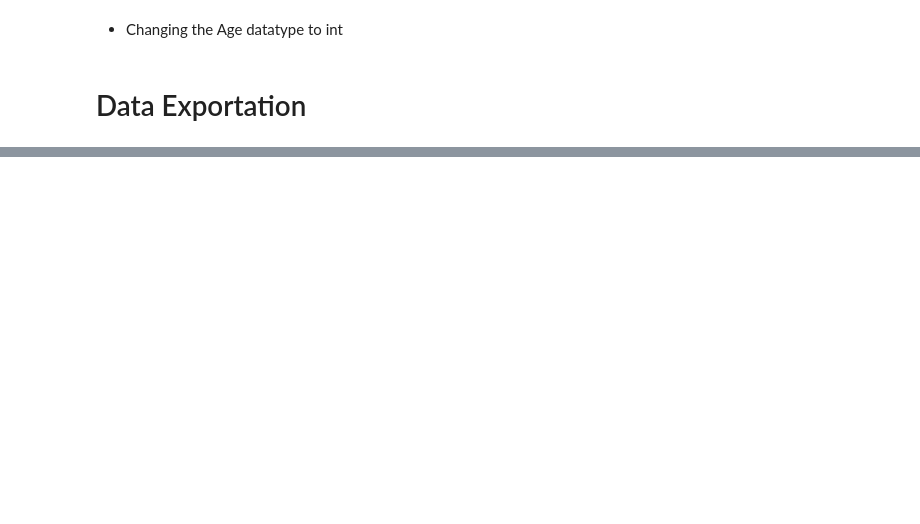
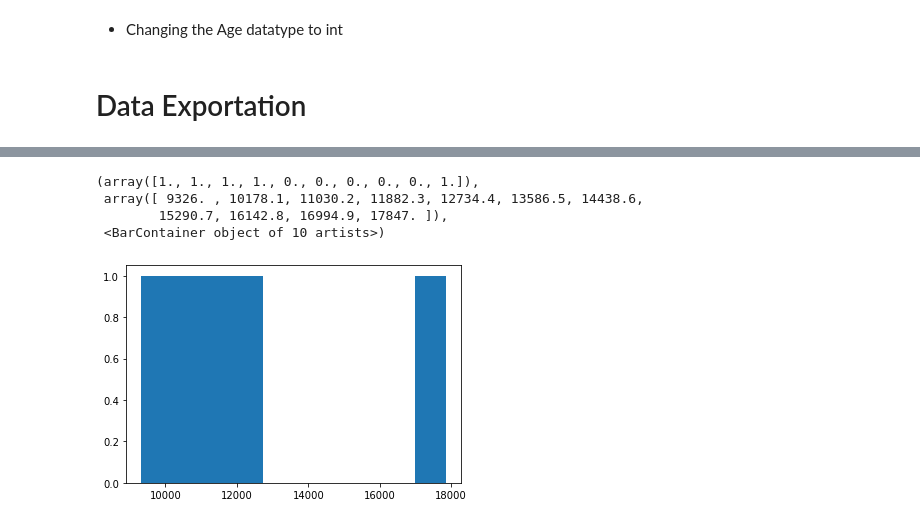
Before and after one commit to Naveen-Karanamu/Olympics-Data-Analytics, a Jupyter notebook: main.ipynb, the cells around one changed output, grey strips where cells are left out. Saved outputs shown, nothing was run; the diff lists cells and outputs as text; code cells hidden in the pictures; blank space fills up the shorter version.

```diff
--- a/main.ipynb
+++ b/main.ipynb
@@ -382,0 +428,9 @@ at.to_excel("New_data.xlxs")
+# %%
+x=at.groupby(at.Team)['Medal'].count().sort_values(ascending=False).head()
+plt.hist(x)
+# %% [output]
+(array([1., 1., 1., 1., 0., 0., 0., 0., 0., 1.]),
+ array([ 9326. , 10178.1, 11030.2, 11882.3, 12734.4, 13586.5, 14438.6,
+        15290.7, 16142.8, 16994.9, 17847. ]),
+ <BarContainer object of 10 artists>)
+[figure, added]
```
Also changed, not shown: parts of 11 cells of this notebook, 1 other file.
